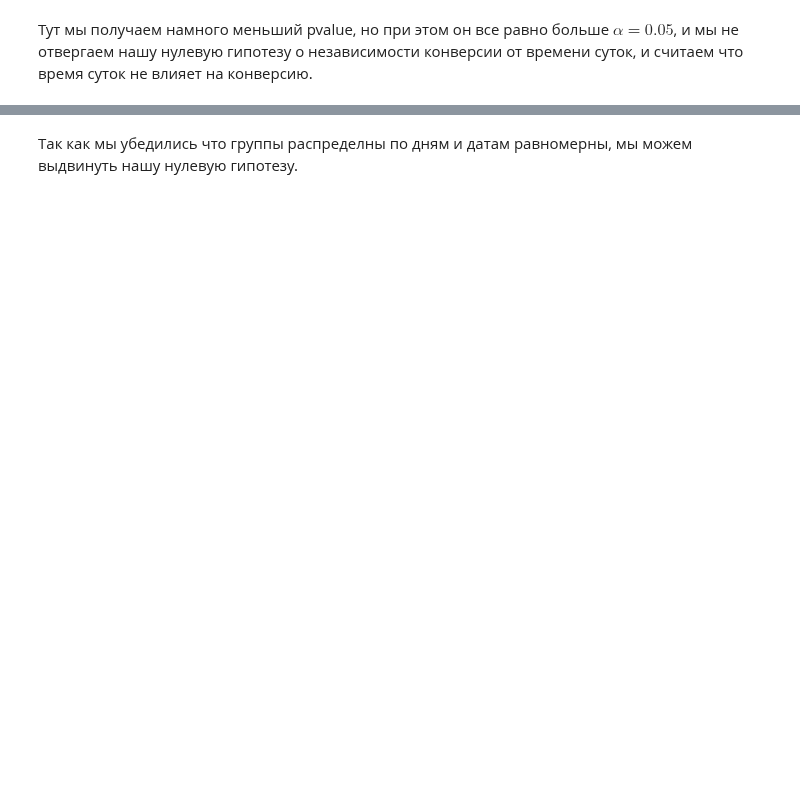
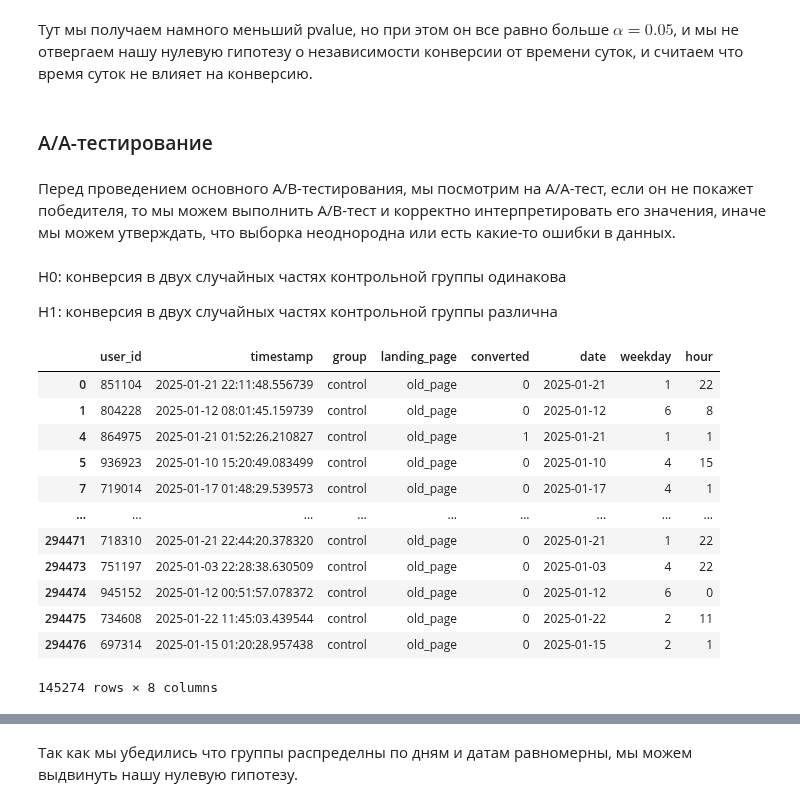
Before and after one commit to Dezurn/GP4_Statistics, a Jupyter notebook: Часть 1/Part_1_AB_test.ipynb, the cells around one changed output, grey strips where cells are left out. Saved outputs shown, nothing was run; the diff lists cells and outputs as text; code cells hidden in the pictures; blank space fills up the shorter version.

```diff
--- a/Часть 1/Part_1_AB_test.ipynb
+++ b/Часть 1/Part_1_AB_test.ipynb
@@ -443,2 +443,26 @@ stat: 34.226265204017324, p_value: 0.0619565215863475
 # %% [markdown]
 Тут мы получаем намного меньший pvalue, но при этом он все равно больше $\alpha = 0.05$, и мы не отвергаем нашу нулевую гипотезу о независимости конверсии от времени суток, и считаем что время суток не влияет на конверсию.
+# %% [markdown]
+### A/A-тестирование
+# %% [markdown]
+Перед проведением основного A/B-тестирования, мы посмотрим на A/A-тест, если он не покажет победителя, то мы можем выполнить A/B-тест и корректно интерпретировать его значения, иначе мы можем утверждать, что выборка неоднородна или есть какие-то ошибки в данных.
+# %% [markdown]
+H0: конверсия в двух случайных частях контрольной группы одинакова
+
+H1: конверсия в двух случайных частях контрольной группы различна
+# %%
+group_a
+# %% [output]
+|  | user_id | timestamp | group | landing_page | converted | date | weekday | hour |
+| 0 | 851104 | 2025-01-21 22:11:48.556739 | control | old_page | 0 | 2025-01-21 | 1 | 22 |
+| 1 | 804228 | 2025-01-12 08:01:45.159739 | control | old_page | 0 | 2025-01-12 | 6 | 8 |
+| 4 | 864975 | 2025-01-21 01:52:26.210827 | control | old_page | 1 | 2025-01-21 | 1 | 1 |
+| 5 | 936923 | 2025-01-10 15:20:49.083499 | control | old_page | 0 | 2025-01-10 | 4 | 15 |
+| 7 | 719014 | 2025-01-17 01:48:29.539573 | control | old_page | 0 | 2025-01-17 | 4 | 1 |
+| ... | ... | ... | ... | ... | ... | ... | ... | ... |
+| 294471 | 718310 | 2025-01-21 22:44:20.378320 | control | old_page | 0 | 2025-01-21 | 1 | 22 |
+| 294473 | 751197 | 2025-01-03 22:28:38.630509 | control | old_page | 0 | 2025-01-03 | 4 | 22 |
+| 294474 | 945152 | 2025-01-12 00:51:57.078372 | control | old_page | 0 | 2025-01-12 | 6 | 0 |
+| 294475 | 734608 | 2025-01-22 11:45:03.439544 | control | old_page | 0 | 2025-01-22 | 2 | 11 |
+| 294476 | 697314 | 2025-01-15 01:20:28.957438 | control | old_page | 0 | 2025-01-15 | 2 | 1 |
+145274 rows × 8 columns
```
Also changed, not shown: parts of 46 cells of this notebook.
